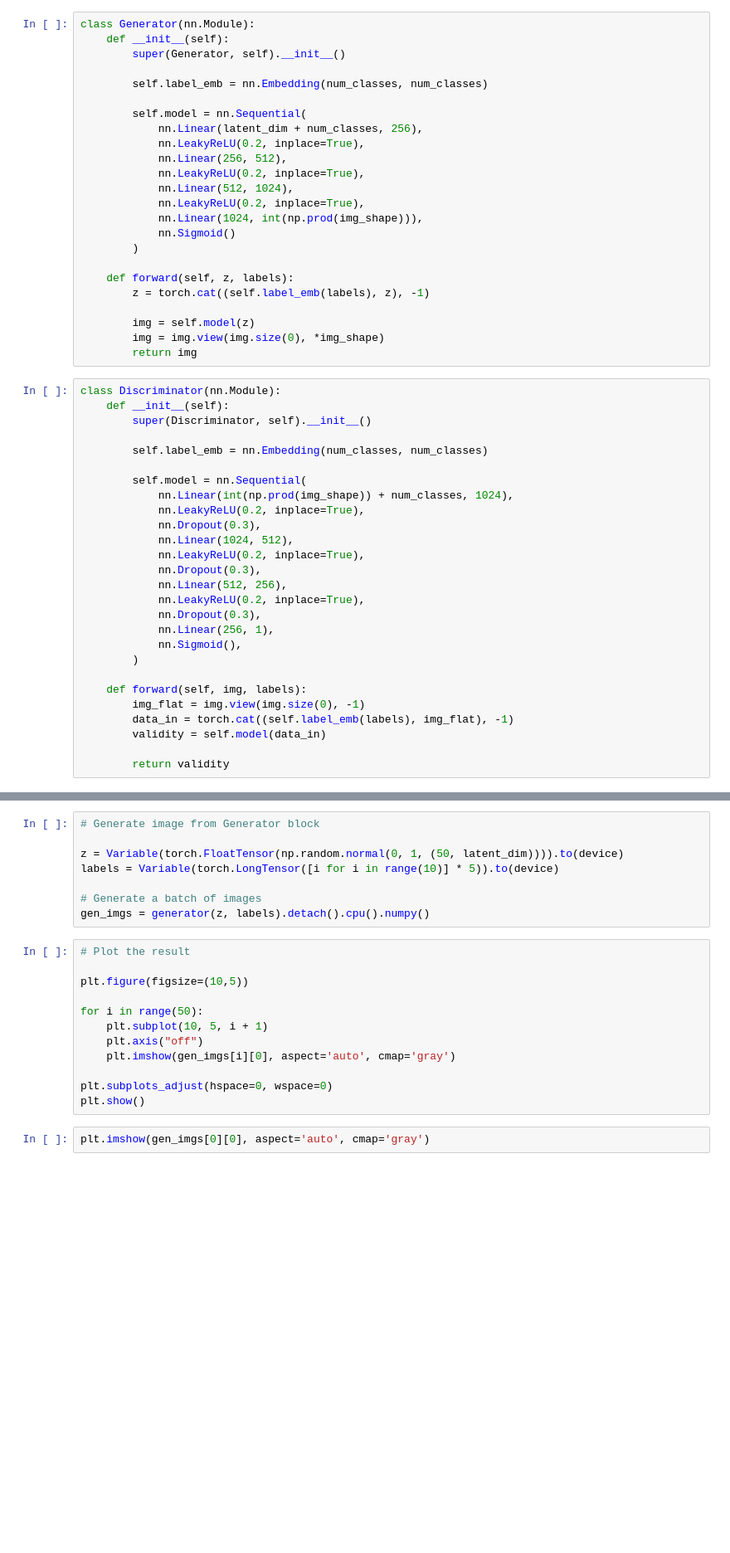
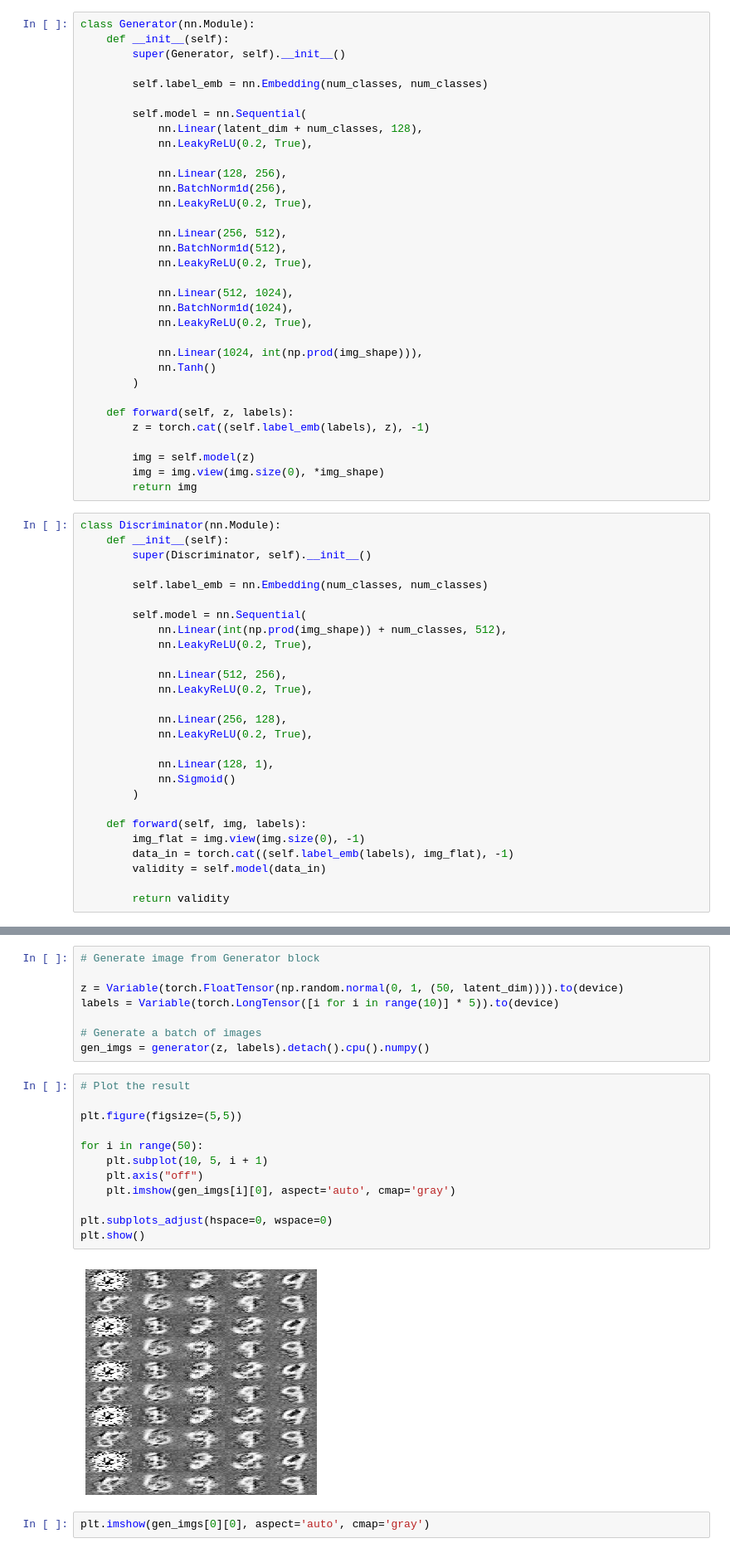
Before and after one commit to ZootoPi/GANs_torch, a Jupyter notebook: 03. Conditional GAN/cGAN.ipynb, the cells around one changed output, grey strips where cells are left out. Shown at 83% size. Drawn from its saved outputs; the diff is of its cells as text; blank space fills up the shorter version.

```diff
--- a/03. Conditional GAN/cGAN.ipynb
+++ b/03. Conditional GAN/cGAN.ipynb
@@ -41,14 +59,23 @@ class Generator(nn.Module):
         self.label_emb = nn.Embedding(num_classes, num_classes)
 
         self.model = nn.Sequential(
-            nn.Linear(latent_dim + num_classes, 256),
-            nn.LeakyReLU(0.2, inplace=True),
+            nn.Linear(latent_dim + num_classes, 128),
+            nn.LeakyReLU(0.2, True),
+
+            nn.Linear(128, 256),
+            nn.BatchNorm1d(256),
+            nn.LeakyReLU(0.2, True),
+
             nn.Linear(256, 512),
-            nn.LeakyReLU(0.2, inplace=True),
+            nn.BatchNorm1d(512),
+            nn.LeakyReLU(0.2, True),
+
             nn.Linear(512, 1024),
-            nn.LeakyReLU(0.2, inplace=True),
+            nn.BatchNorm1d(1024),
+            nn.LeakyReLU(0.2, True),
+
             nn.Linear(1024, int(np.prod(img_shape))),
-            nn.Sigmoid()
+            nn.Tanh()
         )
 
     def forward(self, z, labels):
@@ -65,17 +92,17 @@ class Discriminator(nn.Module):
         self.label_emb = nn.Embedding(num_classes, num_classes)
 
         self.model = nn.Sequential(
-            nn.Linear(int(np.prod(img_shape)) + num_classes, 1024),
-            nn.LeakyReLU(0.2, inplace=True),
-            nn.Dropout(0.3),
-            nn.Linear(1024, 512),
-            nn.LeakyReLU(0.2, inplace=True),
-            nn.Dropout(0.3),
+            nn.Linear(int(np.prod(img_shape)) + num_classes, 512),
+            nn.LeakyReLU(0.2, True),
+
             nn.Linear(512, 256),
-            nn.LeakyReLU(0.2, inplace=True),
-            nn.Dropout(0.3),
-            nn.Linear(256, 1),
-            nn.Sigmoid(),
+            nn.LeakyReLU(0.2, True),
+
+            nn.Linear(256, 128),
+            nn.LeakyReLU(0.2, True),
+
+            nn.Linear(128, 1),
+            nn.Sigmoid()
         )
 
     def forward(self, img, labels):
@@ -164,14 +193,16 @@ gen_imgs = generator(z, labels).detach().cpu().numpy()
 # %%
 # Plot the result
 
-plt.figure(figsize=(10,5))
+plt.figure(figsize=(5,5))
 
 for i in range(50):
     plt.subplot(10, 5, i + 1)
     plt.axis("off")
     plt.imshow(gen_imgs[i][0], aspect='auto', cmap='gray')
 
 plt.subplots_adjust(hspace=0, wspace=0)
 plt.show()
+# %% [output]
+[figure, added]
 # %%
 plt.imshow(gen_imgs[0][0], aspect='auto', cmap='gray')
```
Also changed, not shown: parts of 2 cells of this notebook.
